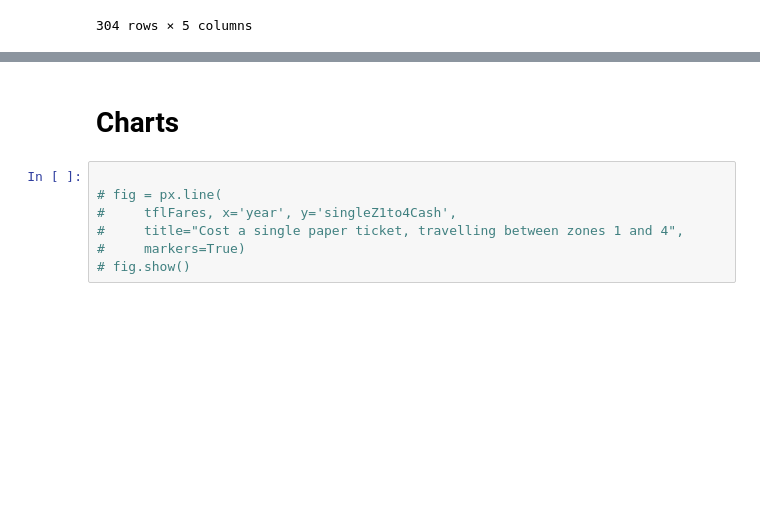
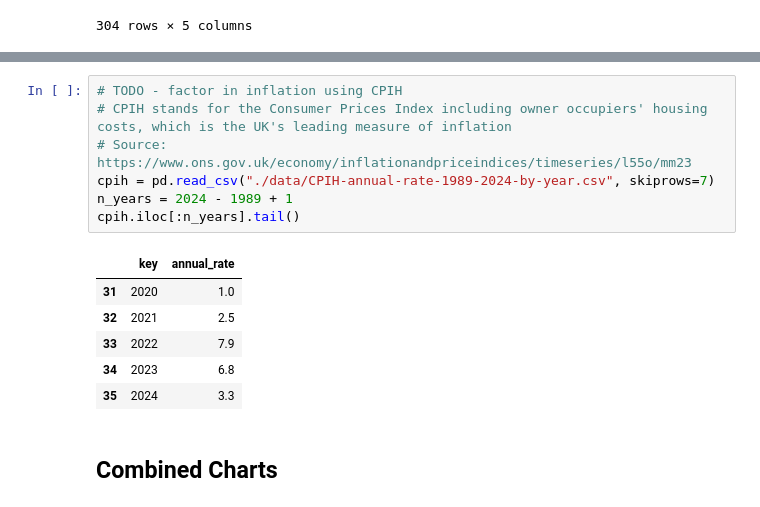
Before and after one commit to avekassy1/tfl-price-visualisations, a Jupyter notebook: tfl-visualisations.ipynb, the cells around one changed output, grey strips where cells are left out. Drawn from its saved outputs; the diff is of its cells as text; blank space fills up the shorter version.

```diff
--- a/tfl-visualisations.ipynb
+++ b/tfl-visualisations.ipynb
@@ -92,9 +235,16 @@ ftse100
+# %%
+# TODO - factor in inflation using CPIH
+# CPIH stands for the Consumer Prices Index including owner occupiers' housing costs, which is the UK's leading measure of inflation
+# Source: https://www.ons.gov.uk/economy/inflationandpriceindices/timeseries/l55o/mm23
+cpih = pd.read_csv("./data/CPIH-annual-rate-1989-2024-by-year.csv", skiprows=7)
+n_years = 2024 - 1989 + 1
+cpih.iloc[:n_years].tail()
+# %% [output]
+|  | key | annual_rate |
+| 31 | 2020 | 1.0 |
+| 32 | 2021 | 2.5 |
+| 33 | 2022 | 7.9 |
+| 34 | 2023 | 6.8 |
+| 35 | 2024 | 3.3 |
 # %% [markdown]
-# Charts
+## Combined Charts
-# %%
-
-# fig = px.line(
-#     tflFares, x='year', y='singleZ1to4Cash',
-#     title="Cost a single paper ticket, travelling between zones 1 and 4",
-#     markers=True)
-# fig.show()
```
Also changed, not shown: parts of 18 cells of this notebook, 5 other files.
